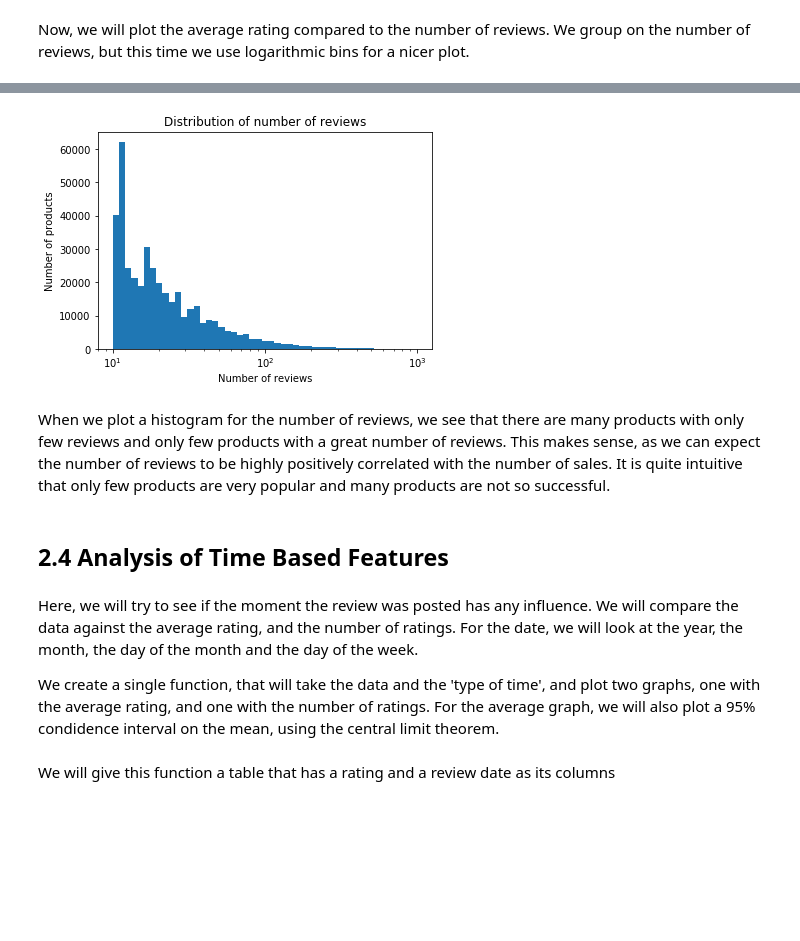
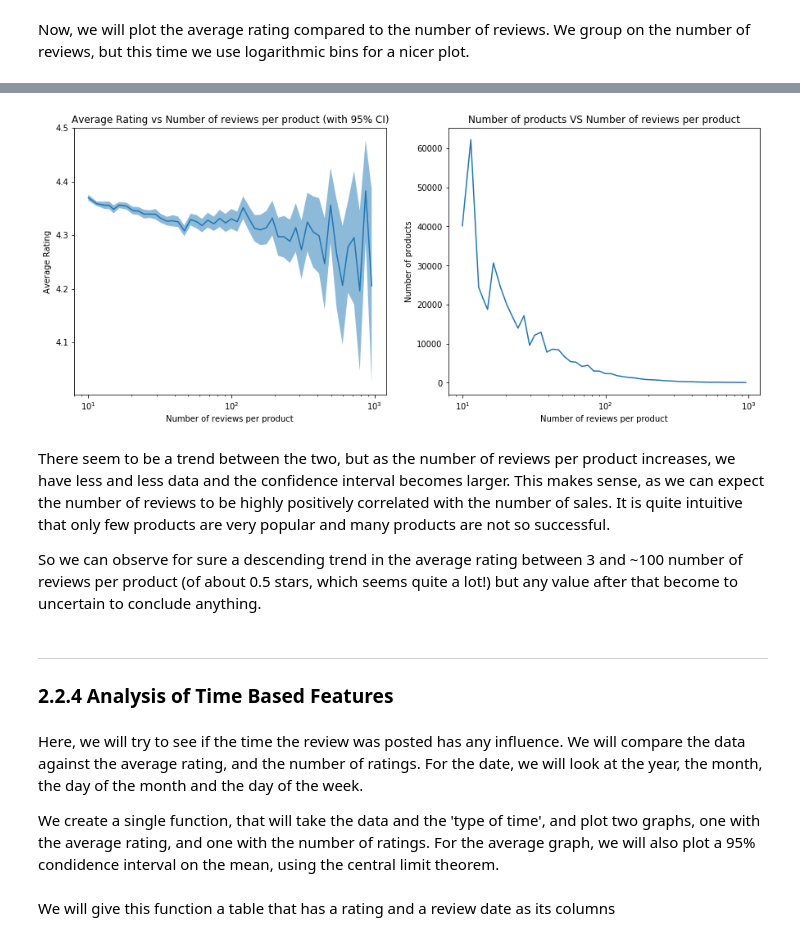
Before and after one commit to Billotais/cs_401_project, a Jupyter notebook: notebook.ipynb, the cells around one changed output, grey strips where cells are left out. Cells and saved outputs as stored; diff of their text form; code cells hidden in the pictures; blank space fills up the shorter version.

Commit message:
many modifications on graphs and cleaning

```diff
--- a/notebook.ipynb
+++ b/notebook.ipynb
@@ -240,18 +207,33 @@ One again, the higher noise for products with a high number of reviews can be ex
-# %%
-by_product['n_reviews'].plot.hist(bins=np.logspace(1,3))
-plt.xlabel("Number of reviews")
-plt.ylabel("Number of products")
-plt.xscale('log')
-plt.title("Distribution of number of reviews")
-plt.show()
-# %% [output]
-[figure, removed]
+# %%
+# Plot the results
+fig, (ax1, ax2) = plt.subplots(1,2, figsize=(15,6))
+
+# First plot the average rating with its confidence interval
+ax1.plot(grouped_product_n_reviews['n_reviews']['mean'], grouped_product_n_reviews['rating']['mean'])
+ax1.fill_between(grouped_product_n_reviews['n_reviews']['mean'], grouped_product_n_reviews['rating']['mean'] - 1.96 * grouped_product_n_reviews['rating']['std'] / np.sqrt(grouped_product_n_reviews['rating']['count']), \
+                                            grouped_product_n_reviews['rating']['mean'] + 1.96 * grouped_product_n_reviews['rating']['std'] / np.sqrt(grouped_product_n_reviews['rating']['count']), alpha=0.5)
+ax1.set_xscale('log')
+ax1.set_xlabel('Number of reviews per product')
+ax1.set_ylabel('Average Rating')
+ax1.set_title('Average Rating vs Number of reviews per product (with 95% CI)')
+
+ax2.plot(grouped_product_n_reviews['n_reviews']['mean'], grouped_product_n_reviews['rating']['count'])
+ax2.set_xscale('log')
+ax2.set_xlabel('Number of reviews per product')
+ax2.set_ylabel('Number of products')
+ax2.set_title('Number of products VS Number of reviews per product')
+plt.show()
+# %% [output]
+[figure, added]
 # %% [markdown]
-When we plot a histogram for the number of reviews, we see that there are many products with only few reviews and only few products with a great number of reviews. This makes sense, as we can expect the number of reviews to be highly positively correlated with the number of sales. It is quite intuitive that only few products are very popular and many products are not so successful.
+There seem to be a trend between the two, but as the number of reviews per product increases, we have less and less data and the confidence interval becomes larger. This makes sense, as we can expect the number of reviews to be highly positively correlated with the number of sales. It is quite intuitive that only few products are very popular and many products are not so successful.
+
+So we can observe for sure a descending trend in the average rating between 3 and ~100 number of reviews per product (of about 0.5 stars, which seems quite a lot!) but any value after that become to uncertain to conclude anything.
 # %% [markdown]
-## 2.4 Analysis of Time Based Features
+___
+### 2.2.4 Analysis of Time Based Features
 # %% [markdown]
-Here, we will try to see if the moment the review was posted has any influence. We will compare the data against the average rating, and the number of ratings. For the date, we will look at the year, the month, the day of the month and the day of the week.
+Here, we will try to see if the time the review was posted has any influence. We will compare the data against the average rating, and the number of ratings. For the date, we will look at the year, the month, the day of the month and the day of the week.
 
 We create a single function, that will take the data and the 'type of time', and plot two graphs, one with the average rating, and one with the number of ratings. For the average graph, we will also plot a 95% condidence interval on the mean, using the central limit theorem.
 # %%
```
Also changed, not shown: parts of 35 cells of this notebook.
